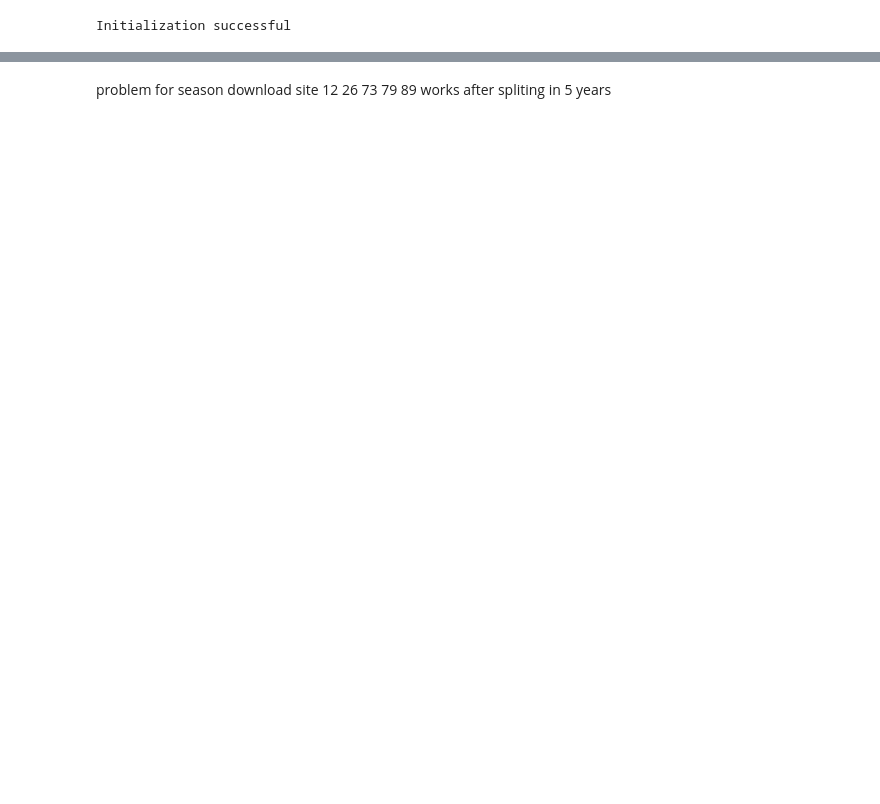
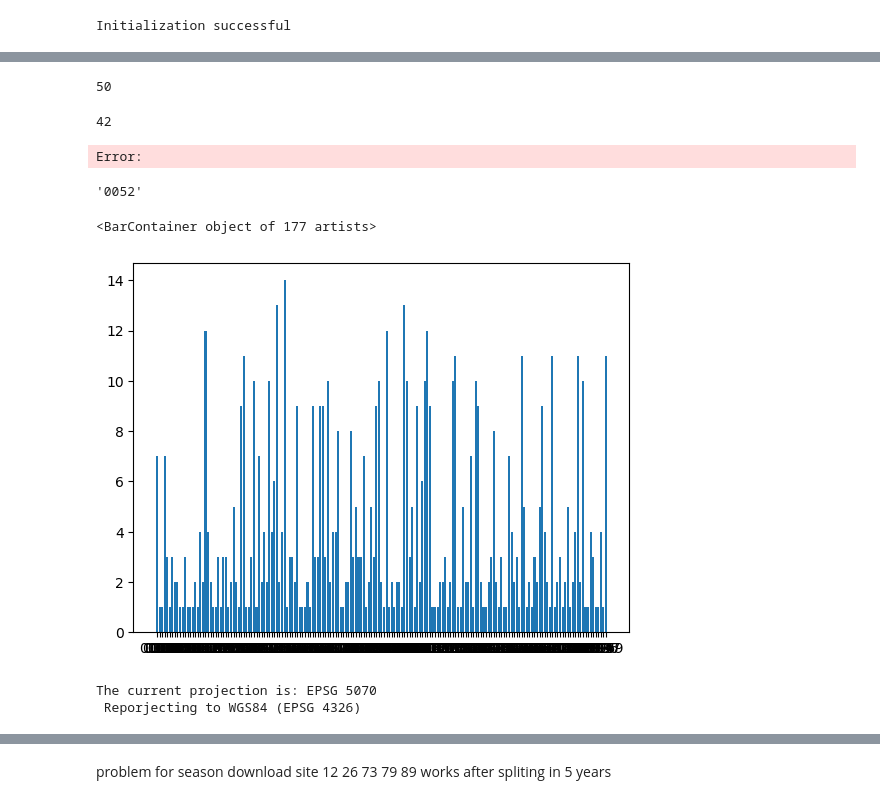
Before and after one commit to VitoChan01/Land_centric_process_monitoring, a Jupyter notebook: Source/GEE_download.ipynb, the cells around one changed output, grey strips where cells are left out. Drawn from its saved outputs; the diff is of its cells as text; code cells hidden in the pictures; blank space fills up the shorter version.

```diff
--- a/Source/GEE_download.ipynb
+++ b/Source/GEE_download.ipynb
@@ -341,3 +343,19 @@ def s1data(y_start, y_end, siteID, direction = 'Ascending', orbit = None, datase
     data = data.map(createTSS1)
     df = TS_to_pandass1(data)
     return df
+
+#CDL consistency function
+def dd(date):
+    return ee.Date(date).format('Y-MM-dd')
+def consist(ar):
+    if len(ar[1])!=0:
+        return np.max(ar[1])/np.sum(ar[1])
+    else:
+        return 0
+def warn_mark(i,n):
+    return f"{i:04}_{n+2007}"
+def warn_site_List(Lst):
+    return list(map(consist, Lst))
+def warn_site_years(Lst):
+    threshold=np.nonzero(np.array(Lst[1])<0.75)[0]
+    return list(map(lambda x: warn_mark(Lst[0], x), threshold))
@@ -363,0 +448,10 @@ if not os.path.exists(season_pth):
+# %%
+count=0
+for i in range(len(AlldistL)):
+    lst=AlldistL[i]
+    for j in range(len(lst)):
+        ar=lst[j]
+        if len(ar[0])==0:
+            print(f"Site {i} has no data for year {j+2007}")
+            count+=1
+print('Total number of missing data cases: ', count)
@@ -363,0 +480,8 @@ if not os.path.exists(season_pth):
+# %%
+siteswithproblems=[]
+for i in np.unique(np.hstack(Warn)):
+    siteswithproblems.append(i[:4])
+temp=np.unique(siteswithproblems, return_counts=True)
+st,ct=temp[0],temp[1]
+for i,j in zip(st,ct):
+    print(f"Site {i} has {j} problems")
@@ -364,16 +506,37 @@ if not os.path.exists(season_pth):
+# %%
+np.argmax(ct)
+# %% [output]
+50
+# %%
+np.sum(ct>5)
+# %% [output]
+42
+Error:
+# %%
+st[50]
+# %% [output]
+'0052'
+# %%
+plt.bar(st,ct)
+# %% [output]
+<BarContainer object of 177 artists>
+[figure, added]
 # %%
-source_projection = Proj(init='epsg:5070')
+#getting the center coordinate of all sites
+epsg_code = gdf.crs.to_epsg()
+print(f"The current projection is: EPSG {epsg_code}\n Reporjecting to WGS84 (EPSG 4326)")
+source_projection = Proj(init=f'epsg:{epsg_code}')
 target_projection = Proj(init='epsg:4326')  # WGS84
 
-gdf = gpd.read_file(roi_shp)
-
-geometry = gdf['geometry']
-epsgcenterlist=[]
+#epsgcenterlist=[]
 wgscenterlist=[]
 for geom in geometry:
     x, y = geom.centroid.x, geom.centroid.y
     lon, lat = transform(source_projection, target_projection, x, y)
-    epsgcenterlist.append([x, y])
+    #epsgcenterlist.append([x, y])
     wgscenterlist.append([lon, lat])
-np.save('Soucr/masklayers/wgscenterlist.npy', wgscenterlist)
+np.save('Data/'+Case+'/masklayers/wgscenterlist.npy', wgscenterlist)
+# %% [output]
+The current projection is: EPSG 5070
+ Reporjecting to WGS84 (EPSG 4326)
 # %%
```
Also changed, not shown: parts of 20 cells of this notebook, 24 other files.
